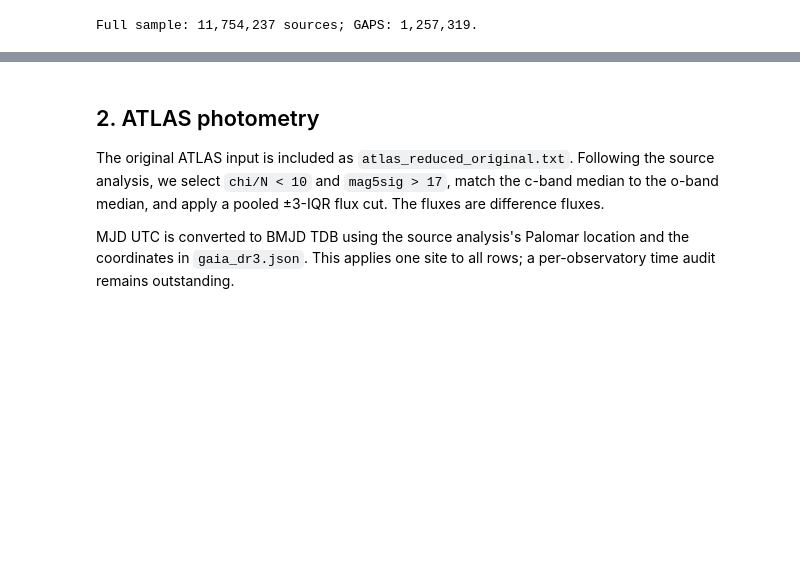
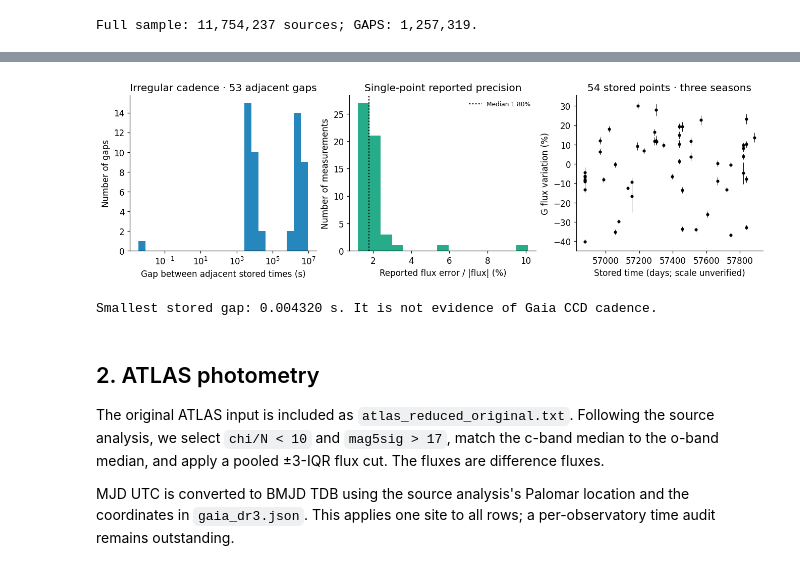
Before and after one commit to emmachickles/j1013-gaia-epoch-photometry, a Jupyter notebook: j1013_gaia_figures.ipynb, the cells around one changed output, grey strips where cells are left out. Drawn from its saved outputs; the diff is of its cells as text; code cells hidden in the pictures; blank space fills up the shorter version.

```diff
--- a/j1013_gaia_figures.ipynb
+++ b/j1013_gaia_figures.ipynb
@@ -192,3 +393,21 @@ plt.show()
+# %%
+sorted_times = np.sort(gaia.time_as_stored_days.to_numpy())
+gaps_s = np.diff(sorted_times)*86400
+fractional_error = gaia.flux_error.to_numpy()/np.abs(gaia.flux.to_numpy())
+fig,axes = plt.subplots(1,3,figsize=(12,3.6),layout='constrained')
+axes[0].hist(gaps_s,bins=np.geomspace(gaps_s.min()*.8,gaps_s.max()*1.2,25),color='#0072B2',alpha=.85)
+axes[0].set(xscale='log',xlabel='Gap between adjacent stored times (s)',ylabel='Number of gaps',title='Irregular cadence · 53 adjacent gaps')
+axes[1].hist(100*fractional_error,bins=15,color='#009E73',alpha=.85)
+axes[1].axvline(100*np.median(fractional_error),color='k',ls=':',label=f'Median {100*np.median(fractional_error):.2f}%')
+axes[1].set(xlabel='Reported flux error / |flux| (%)',ylabel='Number of measurements',title='Single-point reported precision');axes[1].legend(fontsize=8,frameon=False)
+axes[2].errorbar(gaia.time_as_stored_days,100*(gaia.flux/gaia.flux.median()-1),
+                 100*gaia.flux_error/gaia.flux.median(),fmt='o',ms=3,color='k',elinewidth=.6)
+axes[2].set(xlabel='Stored time (days; scale unverified)',ylabel='G flux variation (%)',title='54 stored points · three seasons')
+save_figure(fig,'j1013_gaia_sampling_uncertainties');plt.show()
+print(f'Smallest stored gap: {gaps_s.min():.6f} s. It is not evidence of Gaia CCD cadence.')
+# %% [output]
+[figure, added]
+Smallest stored gap: 0.004320 s. It is not evidence of Gaia CCD cadence.
 # %% [markdown]
 ## 2. ATLAS photometry
 
```
Also changed, not shown: parts of 11 cells of this notebook, 45 other files.
